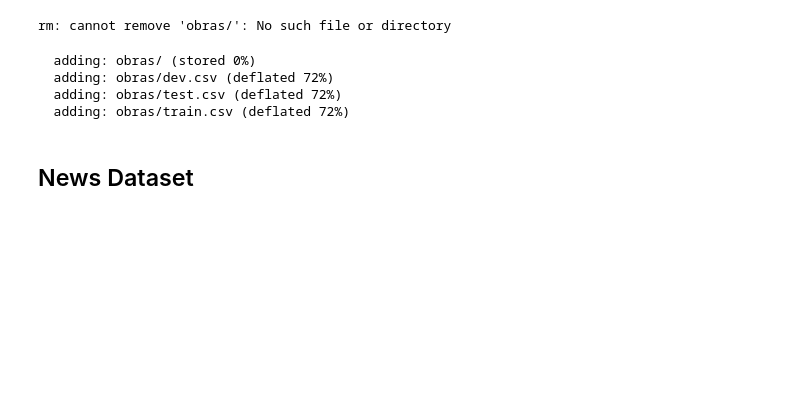
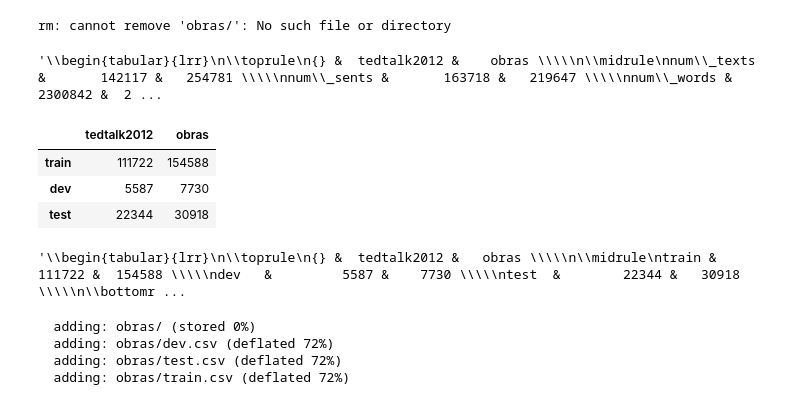
Before and after one commit to mec-correcaotextual/punctuation-restoration-bracis2022, a Jupyter notebook: notebooks/PreperDataset - Punctuation.ipynb, the cells around one changed output. Drawn from its saved outputs; the diff is of its cells as text; code cells hidden in the pictures; blank space fills up the shorter version.

```diff
--- a/notebooks/PreperDataset - Punctuation.ipynb
+++ b/notebooks/PreperDataset - Punctuation.ipynb
@@ -174,7 +174,7 @@ def split_df(df):
   trainIdx, testIdx = train_test_split(
       sents_ids_uniq, test_size=0.2, random_state=42)
 
-  trainIdx, devIdx = train_test_split(
+  testIdx, devIdx = train_test_split(
       testIdx, test_size=0.2, random_state=42)
 
   sents_id = df['sentence_id'].astype(np.int32).to_numpy()
@@ -319,6 +325,10 @@ obras_train_df.shape, obras_test_df.shape, obras_dev_df.shape
 !rm -r obras/
 # %% [output]
 rm: cannot remove 'obras/': No such file or directory
+# %%
+pd.DataFrame(info_dict).to_latex()
+# %% [output]
+'\\begin{tabular}{lrr}\n\\toprule\n{} &  tedtalk2012 &    obras \\\\\n\\midrule\nnum\\_texts &       142117 &   254781 \\\\\nnum\\_sents &       163718 &   219647 \\\\\nnum\\_words &      2300842 &  2 ...
 # %%
 
 PATH_TO_SAVE = 'obras/'
@@ -330,6 +340,29 @@ except FileExistsError:
 obras_train_df.to_csv(f'{PATH_TO_SAVE}/train.csv', index=False, index_label=False)
 obras_dev_df.to_csv(f'{PATH_TO_SAVE}/dev.csv', index=False, index_label=False)
 obras_test_df.to_csv(f'{PATH_TO_SAVE}/test.csv', index=False, index_label=False)
+# %%
+df_info_split = pd.DataFrame({
+    'tedtalk2012': {
+        'train':tedtalk_train_df.sentence_id.unique().shape[0],
+        'dev':tedtalk_dev_df.sentence_id.unique().shape[0],
+        'test':tedtalk_test_df.sentence_id.unique().shape[0]
+    },
+    'obras':{
+        'train':obras_train_df.sentence_id.unique().shape[0],
+        'dev':obras_dev_df.sentence_id.unique().shape[0],
+        'test':obras_test_df.sentence_id.unique().shape[0]
+    }
+})
+df_info_split
+# %% [output]
+|  | tedtalk2012 | obras |
+| train | 111722 | 154588 |
+| dev | 5587 | 7730 |
+| test | 22344 | 30918 |
+# %%
+df_info_split.to_latex()
+# %% [output]
+'\\begin{tabular}{lrr}\n\\toprule\n{} &  tedtalk2012 &   obras \\\\\n\\midrule\ntrain &       111722 &  154588 \\\\\ndev   &         5587 &    7730 \\\\\ntest  &        22344 &   30918 \\\\\n\\bottomr ...
 # %%
 !zip punct-obras.zip -r obras/
 # %% [output]
@@ -339,5 +372,3 @@ obras_test_df.to_csv(f'{PATH_TO_SAVE}/test.csv', index=False, index_label=False)
   adding: obras/train.csv (deflated 72%)
 # %%
 !cp punct-obras.zip '/content/drive/Shareddrives/MEC - Correção textual/PLN/Dataset/Pontuação/punct-obras.zip'
-# %% [markdown]
-## News Dataset
```
Also changed, not shown: parts of 25 cells of this notebook, 1 other file.
